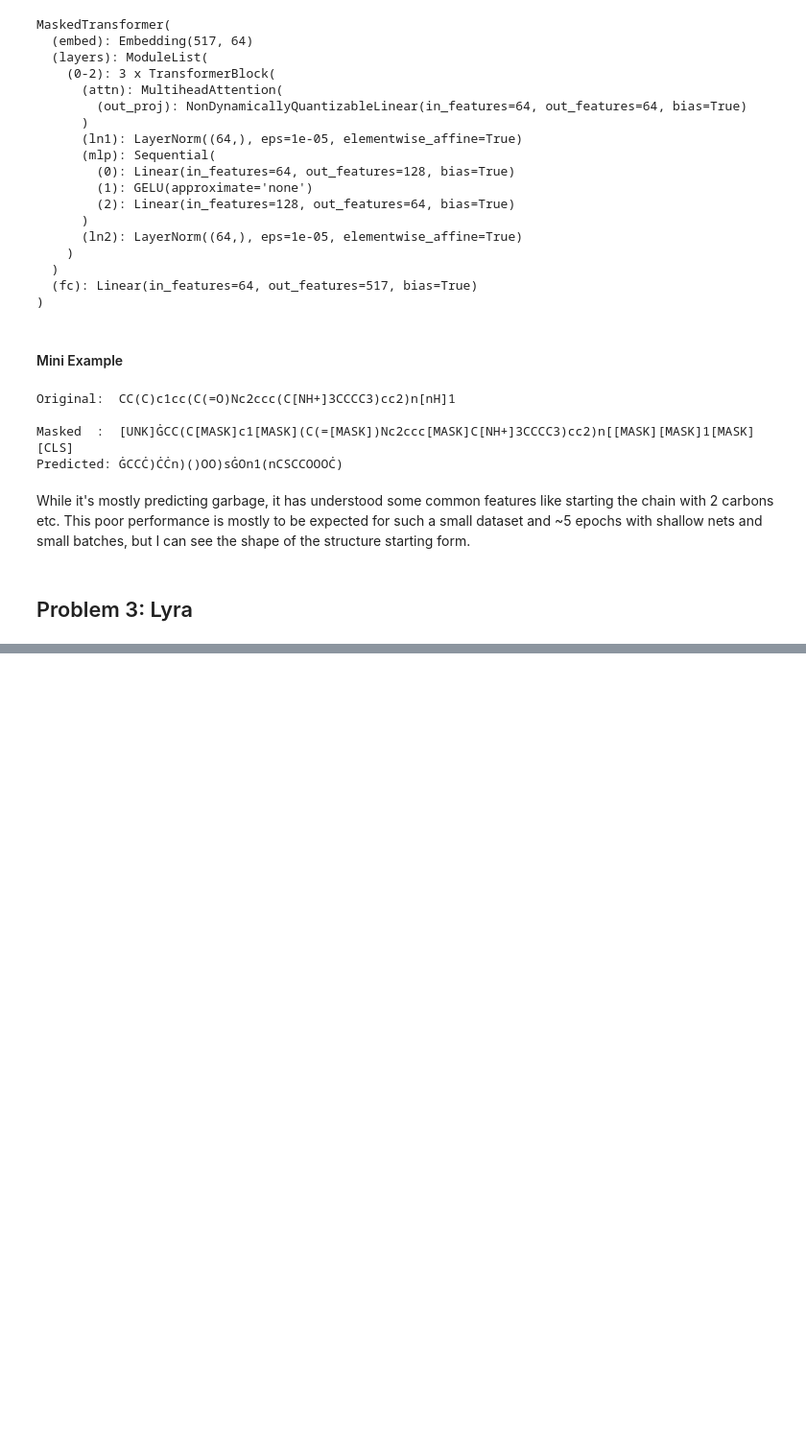
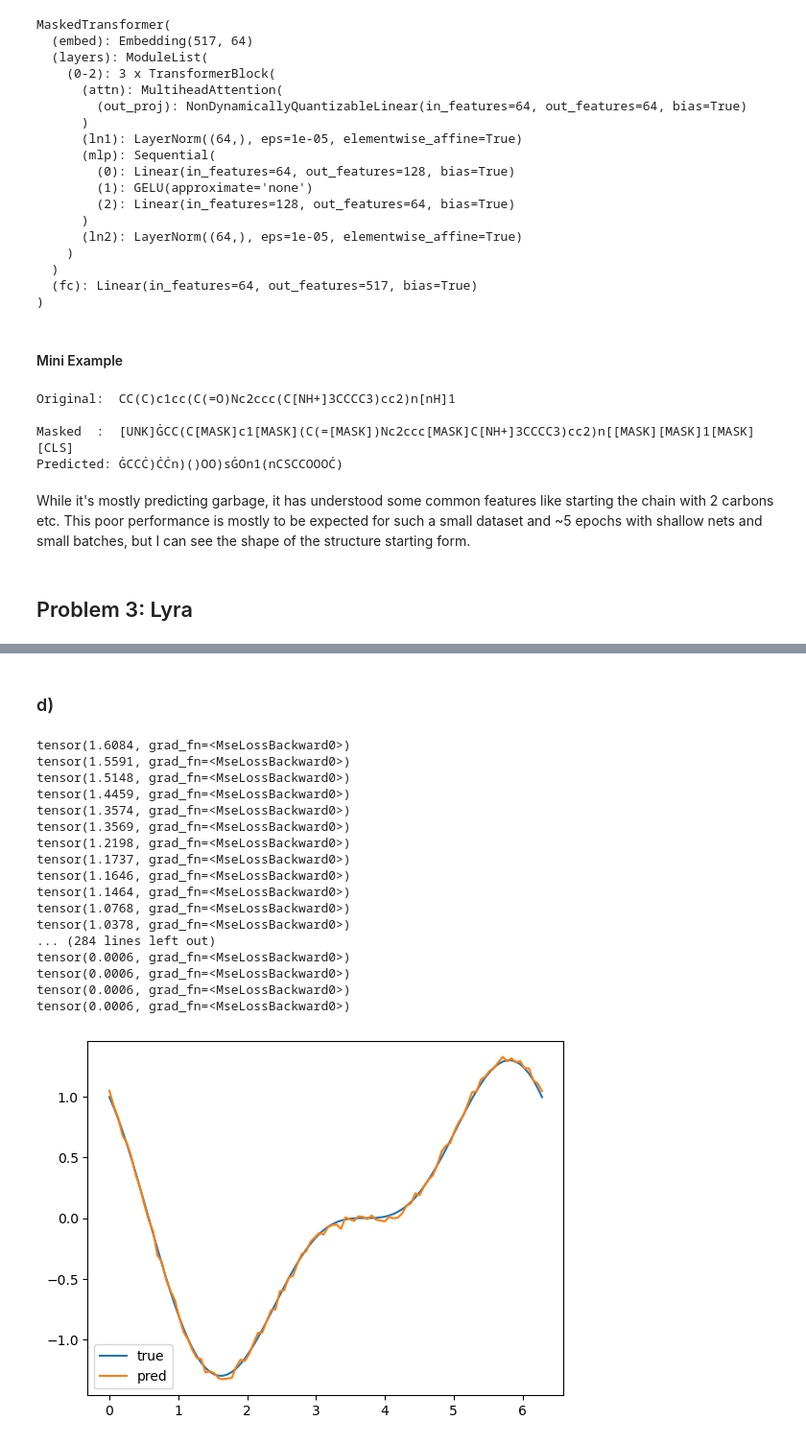
Before and after one commit to connorblake1/CHEM313, a Jupyter notebook: extraassignment/extra_assignment.ipynb, the cells around one changed output, grey strips where cells are left out. Shown at 96% size. Saved outputs shown, nothing was run; the diff lists cells and outputs as text; code cells hidden in the pictures; blank space fills up the shorter version.

```diff
--- a/extraassignment/extra_assignment.ipynb
+++ b/extraassignment/extra_assignment.ipynb
@@ -454,0 +770,76 @@ While it's mostly predicting garbage, it has understood some common features lik
+# %% [markdown]
+### d)
+# %%
+class LyraMini(nn.Module):
+    def __init__(self, features):
+        super().__init__()
+        self.pgc1 = ProjectedGatedConv(features, hidden_dim=8)
+        self.pgc2 = ProjectedGatedConv(features, hidden_dim=16)
+        self.prenorm = RMSNorm(features)
+        self.s4d = S4D(d_model=features, d_state=16, dropout=0.0, transposed=True)
+
+    def forward(self, x):
+        x = self.pgc1(x)
+        x = self.pgc2(x)
+        residual = x
+        x = self.prenorm(x)
+        x_s4d, _ = self.s4d(x.transpose(1, 2))
+        x_s4d = x_s4d.transpose(1, 2)
+        return x_s4d + residual
+# %%
+device = torch.device('cuda' if torch.cuda.is_available() else 'cpu')
+model = LyraMini(features=100)
+opt = torch.optim.Adam(model.parameters(), lr=1e-3)
+loss_fn = nn.MSELoss()
+
+def f2(x):
+    return torch.cos(x) + .5*torch.sin(2*x)
+
+batch_size = 32
+seq_len = 100
+steps = 300
+
+for _ in range(steps):
+    phi = torch.rand(batch_size, device=device) * 2 * math.pi
+    t = torch.linspace(0, 2*math.pi, seq_len, device=device)
+    x = f2(t.unsqueeze(0) + phi.unsqueeze(1)).unsqueeze(1)
+    y = f2(t.unsqueeze(0) + phi.unsqueeze(1)).unsqueeze(1)
+    pred = model(x)
+    loss = loss_fn(pred, y)
+    print(loss)
+    opt.zero_grad()
+    loss.backward()
+    opt.step()
+
+model.eval()
+phi_test = 1.0
+t = torch.linspace(0, 2*math.pi, seq_len)
+x_test = f2(t + phi_test).unsqueeze(0).unsqueeze(0).to(device)
+y_true = f2(t + phi_test)
+with torch.no_grad():
+    y_pred = model(x_test)
+y_pred = y_pred.squeeze().cpu()
+
+plt.plot(t.numpy(), y_true.numpy(), label='true')
+plt.plot(t.numpy(), y_pred.numpy(), label='pred')
+plt.legend()
+plt.show()
+# %% [output]
+tensor(1.6084, grad_fn=<MseLossBackward0>)
+tensor(1.5591, grad_fn=<MseLossBackward0>)
+tensor(1.5148, grad_fn=<MseLossBackward0>)
+tensor(1.4459, grad_fn=<MseLossBackward0>)
+tensor(1.3574, grad_fn=<MseLossBackward0>)
+tensor(1.3569, grad_fn=<MseLossBackward0>)
+tensor(1.2198, grad_fn=<MseLossBackward0>)
+tensor(1.1737, grad_fn=<MseLossBackward0>)
+tensor(1.1646, grad_fn=<MseLossBackward0>)
+tensor(1.1464, grad_fn=<MseLossBackward0>)
+tensor(1.0768, grad_fn=<MseLossBackward0>)
+tensor(1.0378, grad_fn=<MseLossBackward0>)
+... (284 lines left out)
+tensor(0.0006, grad_fn=<MseLossBackward0>)
+tensor(0.0006, grad_fn=<MseLossBackward0>)
+tensor(0.0006, grad_fn=<MseLossBackward0>)
+tensor(0.0006, grad_fn=<MseLossBackward0>)
+[figure, added]
```
Also changed, not shown: parts of 17 cells of this notebook, 2 other files.
